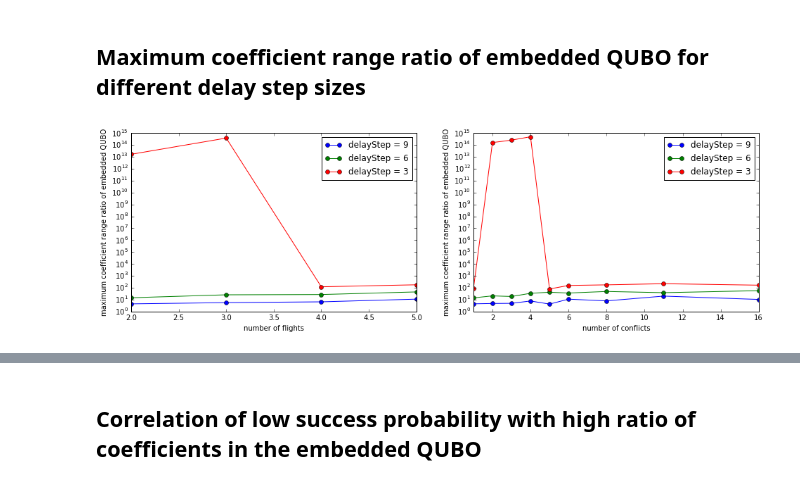
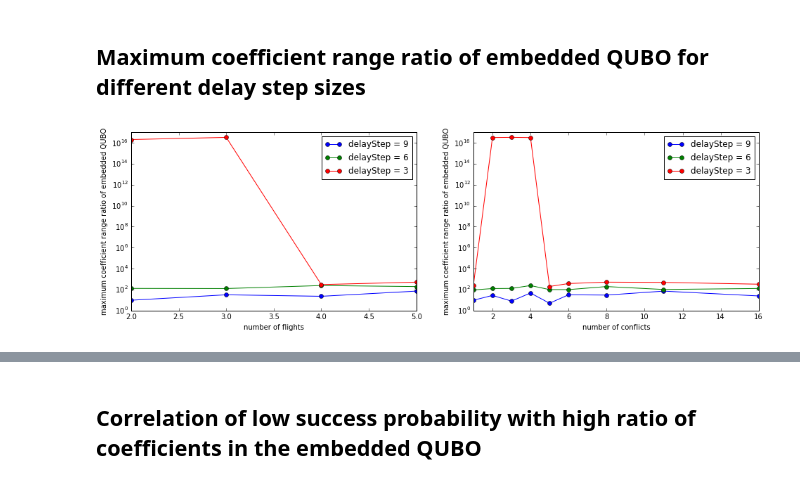
Before and after one commit to ventugithub/QCFATM, a Jupyter notebook: code/departureDelayModel/analysis/analysis.ipynb, the cells around one changed output, grey strips where cells are left out. Drawn from its saved outputs; the diff is of its cells as text; code cells hidden in the pictures.

Commit message:
Improved analysis of departure delay model results

```diff
--- a/code/departureDelayModel/analysis/analysis.ipynb
+++ b/code/departureDelayModel/analysis/analysis.ipynb
@@ -246,33 +246,33 @@ ax4.legend(loc='lower right');
 ## Maximum coefficient range ratio of embedded QUBO for different delay step sizes ##
 # %%
 # vs. flights
-d3 = inventoryProcessed[inventoryProcessed['delayStep']==3].groupby('numFlights')['maxCoefficientRangRatio'].mean()
-d6 = inventoryProcessed[inventoryProcessed['delayStep']==6].groupby('numFlights')['maxCoefficientRangRatio'].mean()
-d9 = inventoryProcessed[inventoryProcessed['delayStep']==9].groupby('numFlights')['maxCoefficientRangRatio'].mean()
+d3 = inventoryProcessed[inventoryProcessed['delayStep']==3].groupby('numFlights')['maxCoefficientRangeRatioEmbedded'].max()
+d6 = inventoryProcessed[inventoryProcessed['delayStep']==6].groupby('numFlights')['maxCoefficientRangeRatioEmbedded'].max()
+d9 = inventoryProcessed[inventoryProcessed['delayStep']==9].groupby('numFlights')['maxCoefficientRangeRatioEmbedded'].max()
 
 fig = plt.figure(figsize=(16, 10))
 ax1 = fig.add_subplot(2,2,1)
 d9.plot(marker = 'o', label='delayStep = 9', ax=ax1)
 d6.plot(marker = 'o', label='delayStep = 6', ax=ax1)
 d3.plot(marker = 'o', label='delayStep = 3', ax=ax1)
 ax1.set_ylabel('maximum coefficient range ratio of embedded QUBO');
 ax1.set_xlabel('number of flights');
 ax1.legend();
 ax1.set_yscale('log')
 
 
 # vs. conflicts
-d3 = inventoryProcessed[inventoryProcessed['delayStep']==3].groupby('numConflicts')['maxCoefficientRangRatio'].mean()
-d6 = inventoryProcessed[inventoryProcessed['delayStep']==6].groupby('numConflicts')['maxCoefficientRangRatio'].mean()
-d9 = inventoryProcessed[inventoryProcessed['delayStep']==9].groupby('numConflicts')['maxCoefficientRangRatio'].mean()
+d3 = inventoryProcessed[inventoryProcessed['delayStep']==3].groupby('numConflicts')['maxCoefficientRangeRatioEmbedded'].max()
+d6 = inventoryProcessed[inventoryProcessed['delayStep']==6].groupby('numConflicts')['maxCoefficientRangeRatioEmbedded'].max()
+d9 = inventoryProcessed[inventoryProcessed['delayStep']==9].groupby('numConflicts')['maxCoefficientRangeRatioEmbedded'].max()
 
 ax2 = fig.add_subplot(2,2,2)
 d9.plot(marker = 'o', label='delayStep = 9', ax=ax2)
 d6.plot(marker = 'o', label='delayStep = 6', ax=ax2)
 d3.plot(marker = 'o', label='delayStep = 3', ax=ax2)
 ax2.set_ylabel('maximum coefficient range ratio of embedded QUBO');
 ax2.set_xlabel('number of conflicts');
 ax2.set_yscale('log')
 ax2.legend();
 # %% [output]
-[figure, old version]
+[figure, new version]
```
Also changed, not shown: parts of 5 cells of this notebook.
